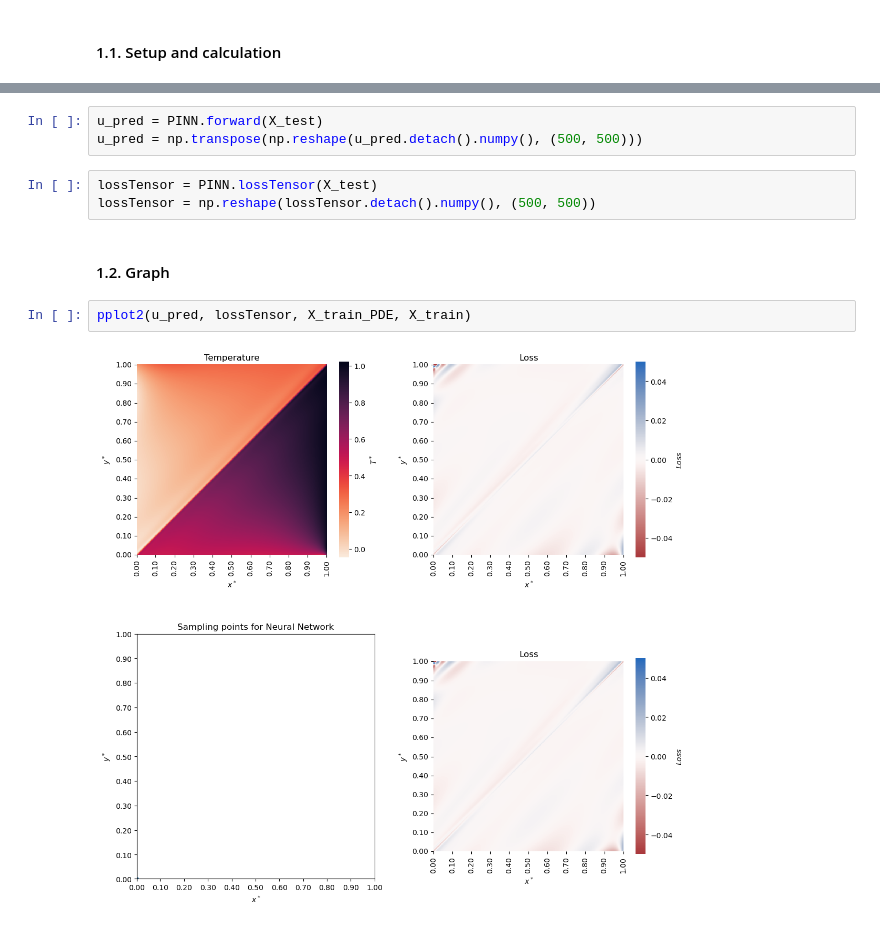
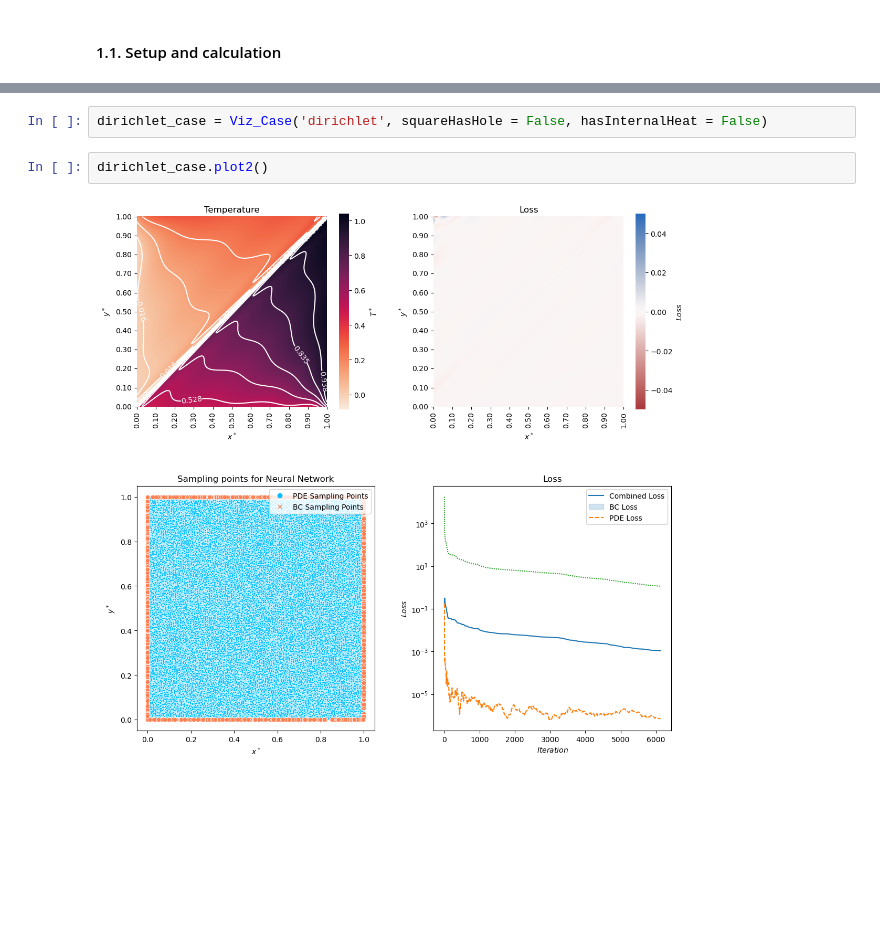
Before and after one commit to ThyCap/TCC, a Jupyter notebook: viz_file.ipynb, the cells around one changed output, grey strips where cells are left out. Drawn from its saved outputs; the diff is of its cells as text; blank space fills up the shorter version.

```diff
--- a/viz_file.ipynb
+++ b/viz_file.ipynb
@@ -408,12 +331,6 @@ PINN.load_state_dict(torch.load('./PINN_files/PINN_dirichlet.pt'))
-# %%
-u_pred = PINN.forward(X_test)
-u_pred = np.transpose(np.reshape(u_pred.detach().numpy(), (500, 500)))
-# %%
-lossTensor = PINN.lossTensor(X_test)
-lossTensor = np.reshape(lossTensor.detach().numpy(), (500, 500))
-# %% [markdown]
-#### 1.2. Graph
-# %%
-pplot2(u_pred, lossTensor, X_train_PDE, X_train)
-# %% [output]
-[figure, removed]
+# %%
+dirichlet_case = Viz_Case('dirichlet', squareHasHole = False, hasInternalHeat = False)
+# %%
+dirichlet_case.plot2()
+# %% [output]
+[figure, added]
```
Also changed, not shown: parts of 40 cells of this notebook, 35 other files.
